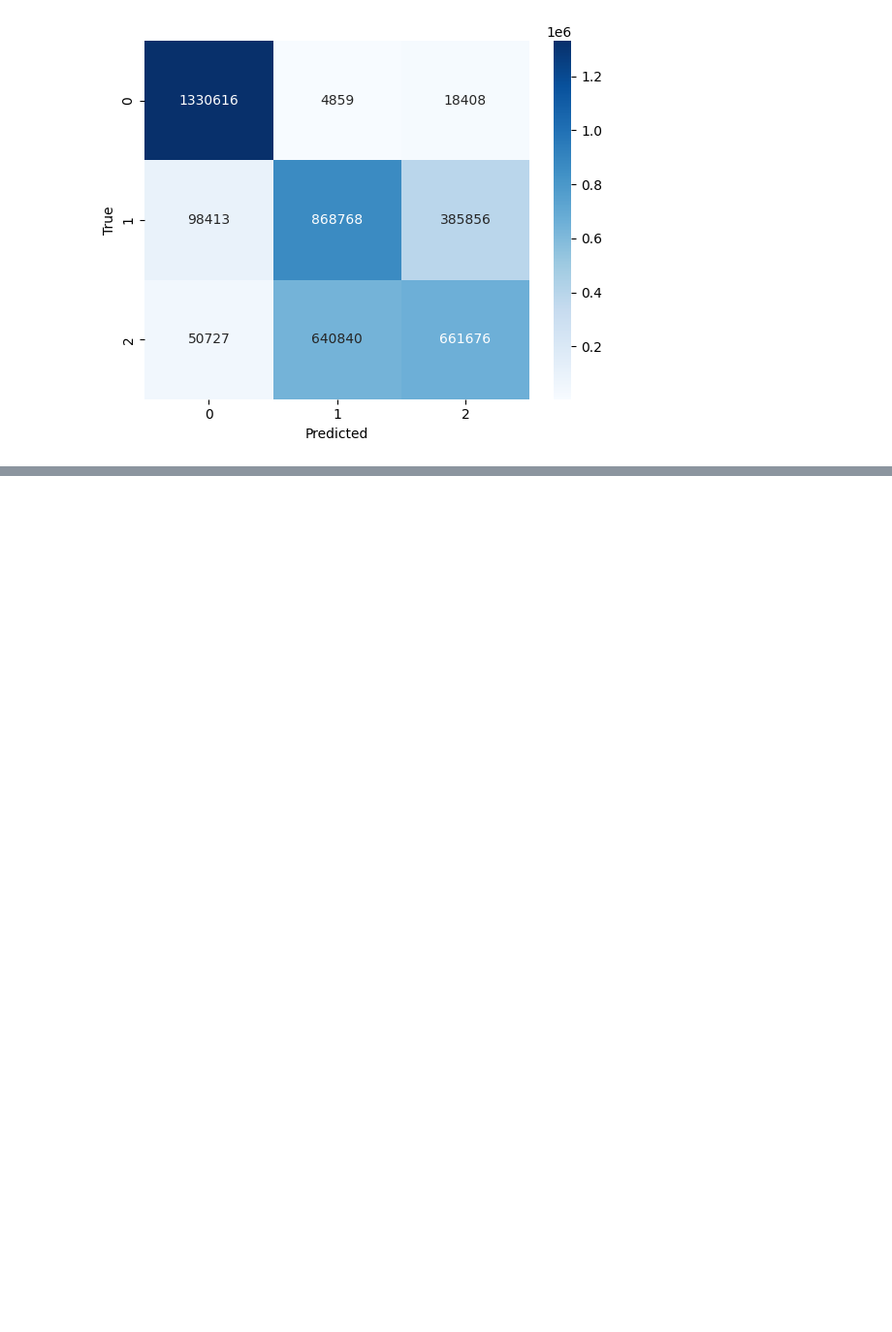
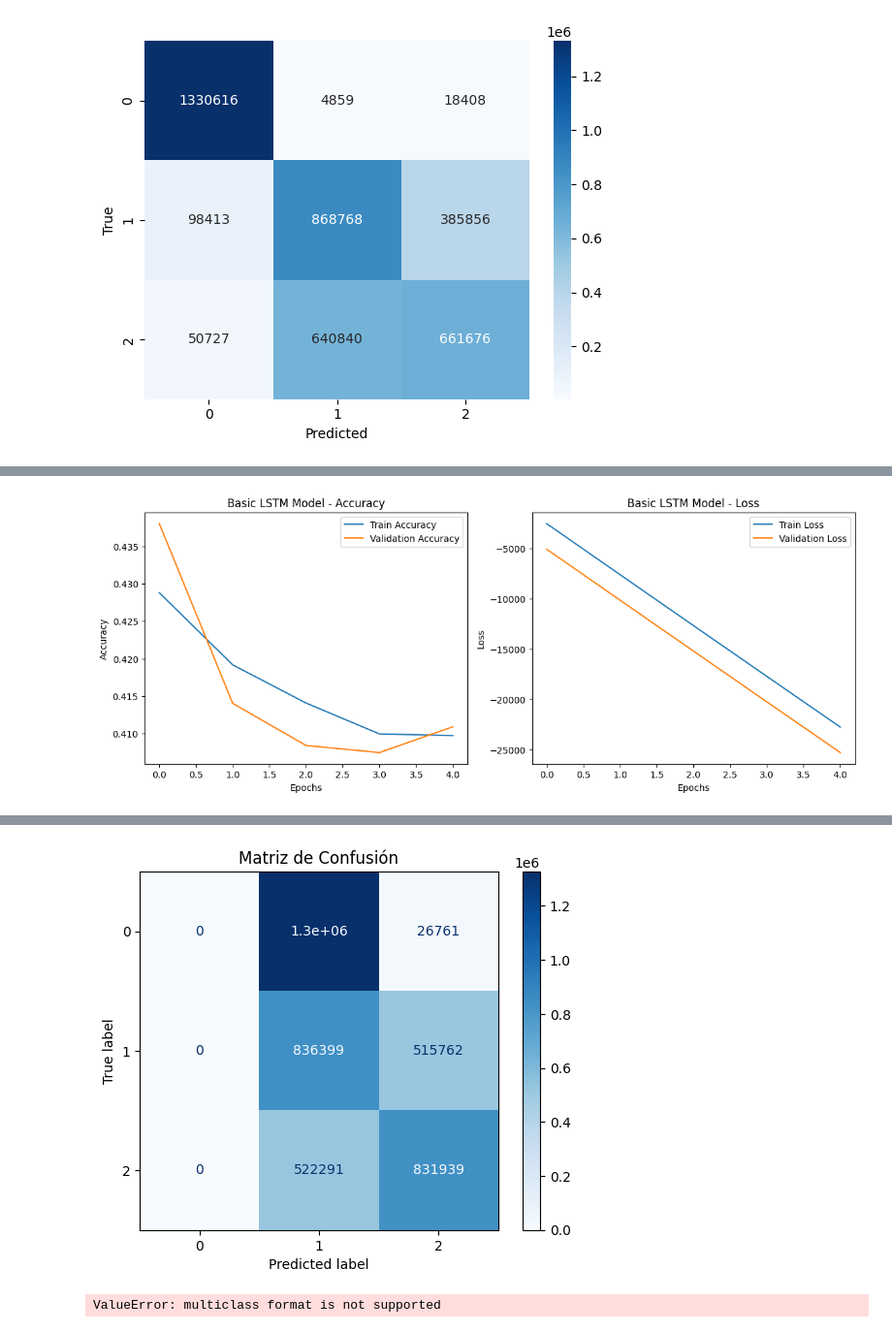
Before and after one commit to LINDAINES213/Proyecto2DS, a Jupyter notebook: Proyecto2.ipynb, the cells around one changed output, grey strips where cells are left out. Shown: that part at 97% size. Saved outputs shown, nothing was run; the diff lists cells and outputs as text; code cells hidden in the pictures; blank space fills up the shorter version.

Commit message:
Cambios modelo LSTM

```diff
--- a/Proyecto2.ipynb
+++ b/Proyecto2.ipynb
@@ -260,7 +311,7 @@ def reduce_mem_usage(df):
 
 # Leer los datos en chunks y reducir el uso de memoria
 chunk_size = 100000
-data_chunks = pd.read_csv('data/dataTrain_balanced_timestamp.csv', chunksize=chunk_size, usecols=[
+data_chunks = pd.read_csv('/content/drive/MyDrive/dataTrain_balanced_timestamp.csv', chunksize=chunk_size, usecols=[
     'user_id', 'age_range', 'gender', 'merchant_id', 'item_id', 'category_id',
     'brand_id', 'clicks', 'add_to_cart', 'purchases', 'add_to_favorites',
     'total_actions', 'unique_item_count', 'label', 'time_stamp'
@@ -375,0 +349,52 @@ plot_training_history(history_gru_advanced, "Advanced GRU Model")
+# %%
+from sklearn.metrics import confusion_matrix, roc_curve, auc, ConfusionMatrixDisplay, RocCurveDisplay
+
+# Modelo básico de LSTM
+model_lstm_basic = Sequential([
+    LSTM(64, input_shape=(X_train.shape[1], X_train.shape[2])),
+    Dense(1, activation='sigmoid')
+])
+
+model_lstm_basic.compile(optimizer=Adam(learning_rate=0.001), loss='binary_crossentropy', metrics=['accuracy'])
+
+# Entrenamiento
+history_lstm_basic = model_lstm_basic.fit(X_train, y_train, epochs=5, batch_size=64, validation_data=(X_test, y_test))
+
+# Evaluación
+loss, accuracy = model_lstm_basic.evaluate(X_test, y_test)
+print(f'Loss: {loss}, Accuracy: {accuracy}')
+
+# Guardar el modelo básico LSTM
+model_lstm_basic.save('model_lstm_basic.h5')
+
+# Graficar para el modelo básico LSTM
+plot_training_history(history_lstm_basic, "Basic LSTM Model")
+
+# Obtener las predicciones del modelo para el conjunto de prueba
+y_pred_proba = model_lstm_basic.predict(X_test).ravel()  # Probabilidades predichas
+y_pred = (y_pred_proba > 0.5).astype(int)  # Clasificación binaria usando 0.5 como umbral
+
+# Matriz de Confusión
+cm = confusion_matrix(y_test, y_pred)
+disp = ConfusionMatrixDisplay(confusion_matrix=cm)
+disp.plot(cmap='Blues')
+plt.title('Matriz de Confusión')
+plt.show()
+
+# Curva ROC y AUC
+fpr, tpr, thresholds = roc_curve(y_test, y_pred_proba)
+roc_auc = auc(fpr, tpr)
+
+plt.figure(figsize=(10, 6))
+plt.plot(fpr, tpr, color='darkorange', label=f'ROC curve (AUC = {roc_auc:.2f})')
+plt.plot([0, 1], [0, 1], color='navy', linestyle='--')
+plt.xlabel('False Positive Rate')
+plt.ylabel('True Positive Rate')
+plt.title('Curva ROC')
+plt.legend(loc="lower right")
+plt.grid()
+plt.show()
+
+# Resultado del AUC
+print(f'Área bajo la curva (AUC): {roc_auc:.2f}')
+# %% [output]
@@ -375,0 +413 @@ plot_training_history(history_gru_advanced, "Advanced GRU Model")
+[figure, added]
@@ -375,0 +415,2 @@ plot_training_history(history_gru_advanced, "Advanced GRU Model")
+[figure, added]
+ValueError: multiclass format is not supported
```
Also changed, not shown: parts of 11 cells of this notebook, 1 other file.
